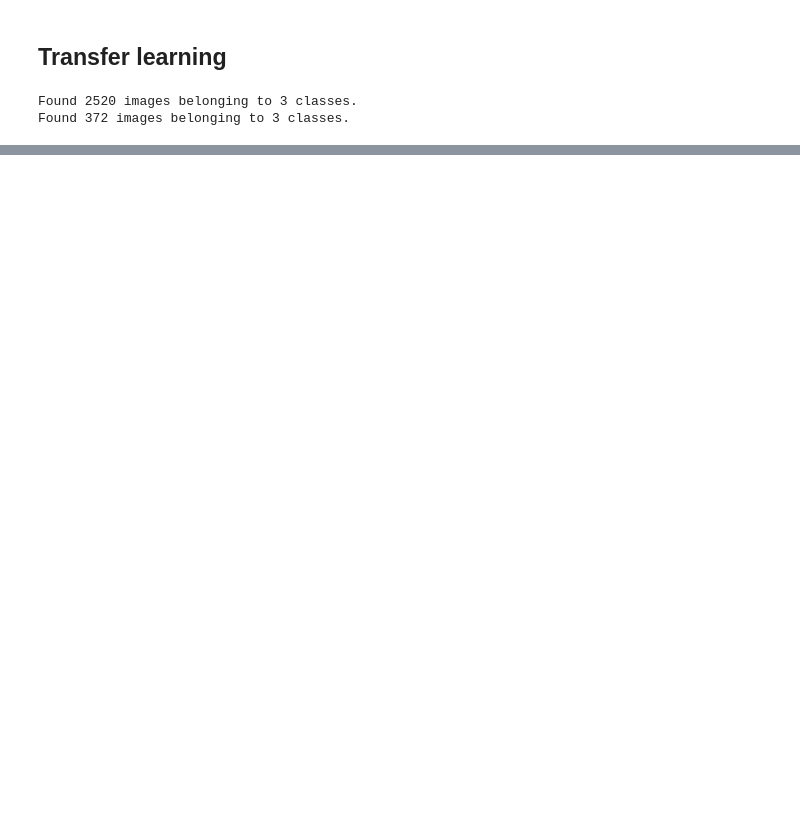
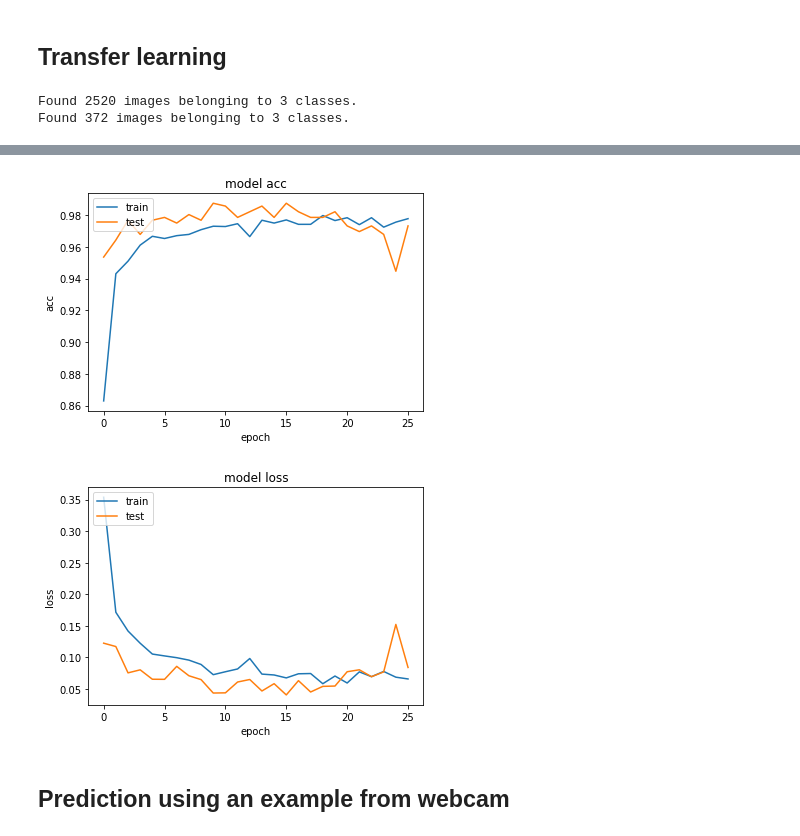
Before and after one commit to abhirajtiwari/rock_paper_scissor, a Jupyter notebook: Rock_Paper_Scissor.ipynb, the cells around one changed output, grey strips where cells are left out. Saved outputs shown, nothing was run; the diff lists cells and outputs as text; code cells hidden in the pictures; blank space fills up the shorter version.

```diff
--- a/Rock_Paper_Scissor.ipynb
+++ b/Rock_Paper_Scissor.ipynb
@@ -230,0 +243,2 @@ plot_history(mobnet_history)
+# %%
+mob_v2_rps = tf.keras.models.load_model('/gdrive/My Drive/rock_paper_scissor/mnv2_wo_dropout.h5')
@@ -230,0 +252,4 @@ plot_history(mobnet_history)
+# %%
+cust_ds_gen = tf.keras.preprocessing.image.ImageDataGenerator(zoom_range=0.2, rotation_range=45, rescale=1./255, horizontal_flip=True, validation_split=0.1)
+cust_ds_train_generator = cust_ds_gen.flow_from_directory(root + 'cust_image_data/' ,batch_size=32, target_size=(150, 150), color_mode='rgb', shuffle=True, class_mode='categorical', subset='training')
+cust_ds_val_generator = cust_ds_gen.flow_from_directory(root + 'cust_image_data/' ,batch_size=32, target_size=(150, 150), color_mode='rgb', shuffle=True, class_mode='categorical', subset='validation')
@@ -230,0 +259,3 @@ plot_history(mobnet_history)
+# %%
+mob_v2_rps.compile(loss="categorical_crossentropy", optimizer=tf.keras.optimizers.Adam(0.003), metrics=['acc'])
+hist_mobv2_custds = mob_v2_rps.fit(cust_ds_train_generator, epochs=100, verbose=1, validation_data=cust_ds_val_generator, callbacks=[es_cb])
@@ -230,0 +278,5 @@ plot_history(mobnet_history)
+# %%
+plot_history(hist_mobv2_custds)
+# %% [output]
+[figure, added]
+[figure, added]
@@ -230,0 +286,2 @@ plot_history(mobnet_history)
+# %% [markdown]
+## Prediction using an example from webcam
```
Also changed, not shown: parts of 22 cells of this notebook.
